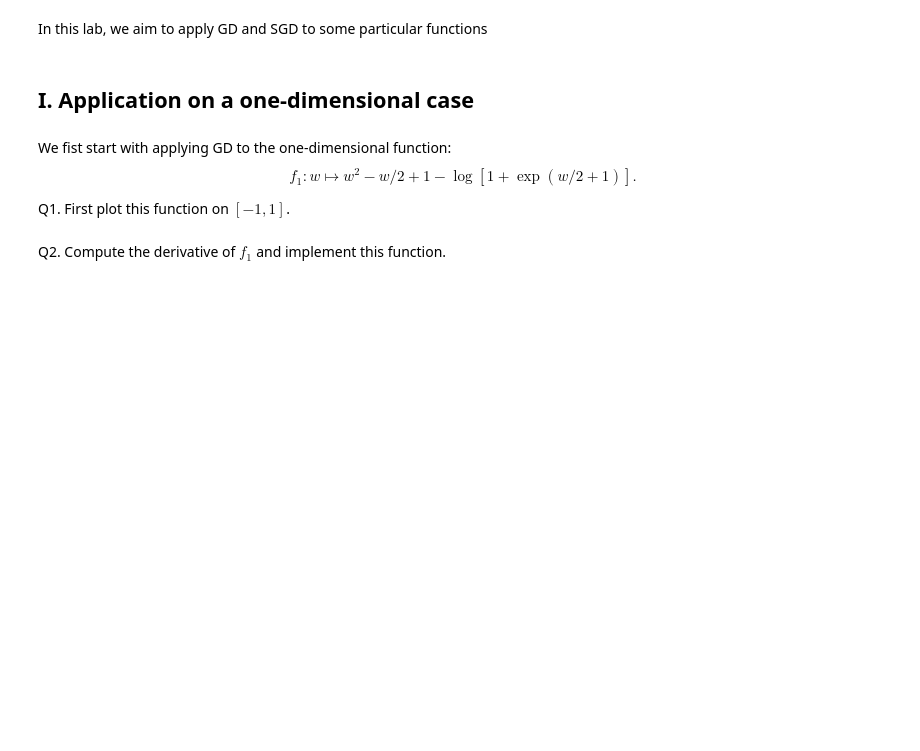
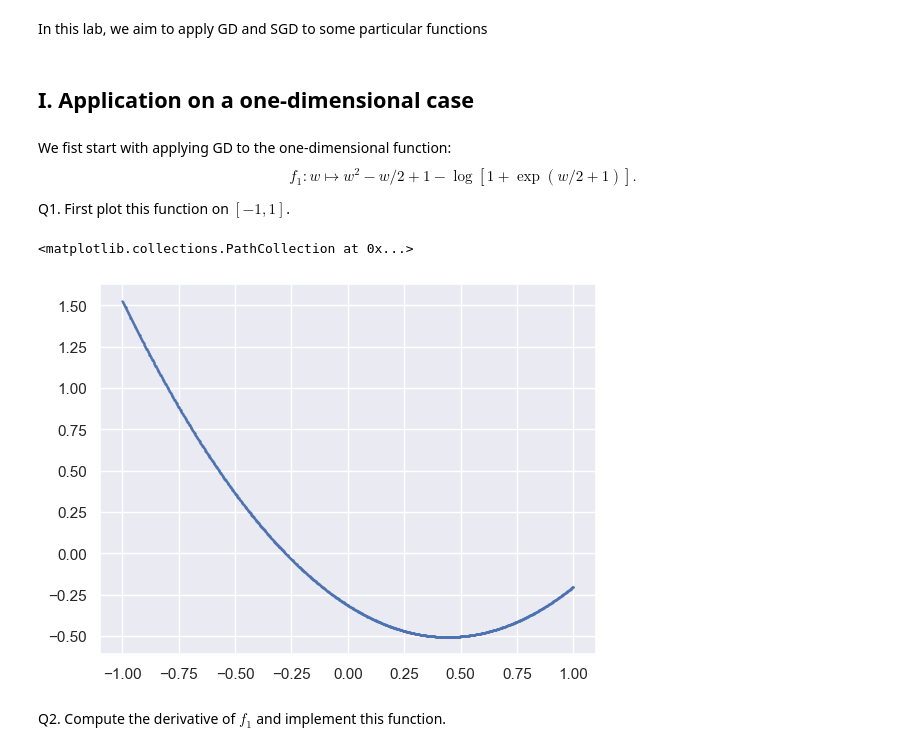
Before and after one commit to mat10599/machine-learning-notebooks, a Jupyter notebook: gradient_descent.ipynb, the cells around one changed output. Cells and saved outputs as stored; diff of their text form; code cells hidden in the pictures; blank space fills up the shorter version.

```diff
--- a/gradient_descent.ipynb
+++ b/gradient_descent.ipynb
@@ -20,15 +20,18 @@ $$
 
 Q1. First plot this function on $[-1,1]$.
 # %%
-x = np.linspace(-1, 1, 100)
+x = np.linspace(-1, 1, 1000)
 
 
 def f(x):
     return x**2 - x/2 + 1 - np.log(1 + np.exp(x/2 + 1))
 
 
 fig, ax = plt.subplots()
-ax.scatter(x, f(x))
+ax.scatter(x, f(x), s=0.5)
+# %% [output]
+<matplotlib.collections.PathCollection at 0x...>
+[figure, added]
 # %% [markdown]
 Q2. Compute the derivative of $f_1$ and implement this  function.
 # %%
```
Also changed, not shown: parts of 8 cells of this notebook, 1 other file.
